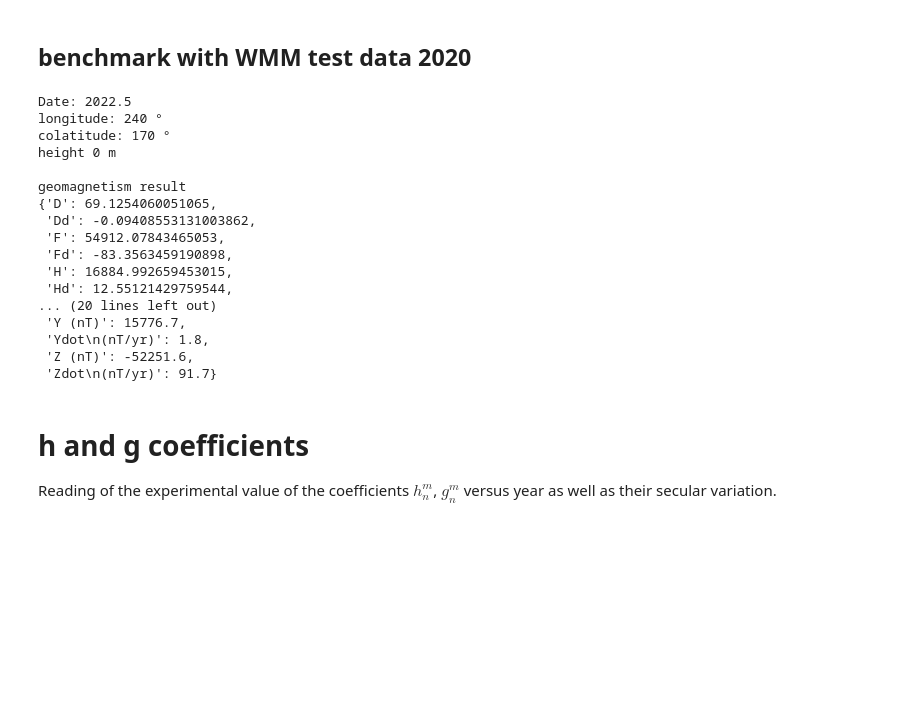
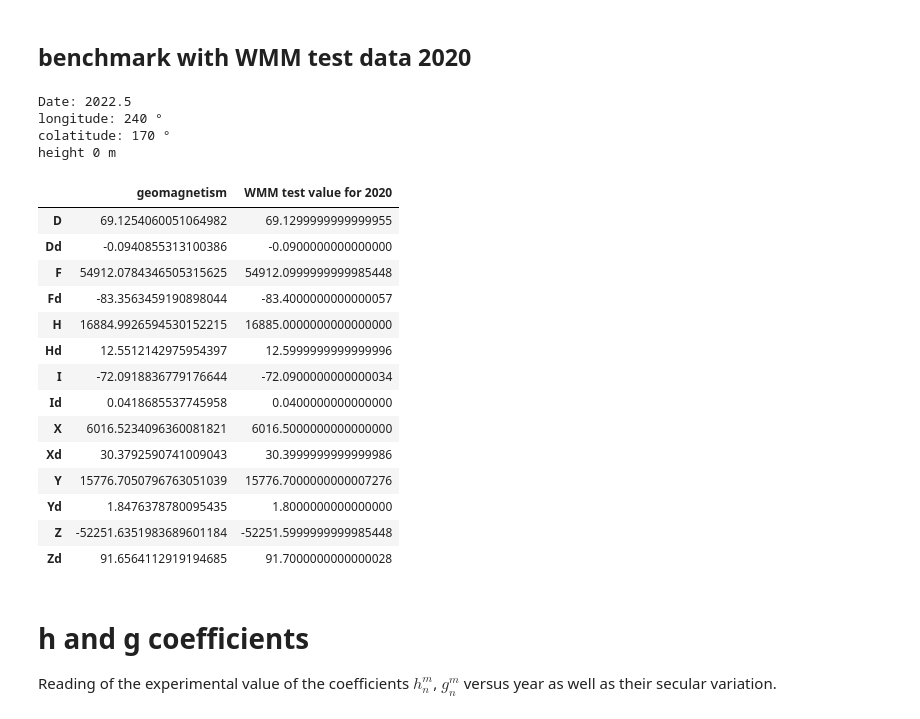
Before and after one commit to Bertin-fap/geomagnetism-exemples, a Jupyter notebook: GEOMAGNETISM_GITHUB.ipynb, the cells around one changed output. Drawn from its saved outputs; the diff is of its cells as text; code cells hidden in the pictures; blank space fills up the shorter version.

```diff
--- a/GEOMAGNETISM_GITHUB.ipynb
+++ b/GEOMAGNETISM_GITHUB.ipynb
@@ -34,36 +52,44 @@ pprint(result)
 # %% [markdown]
 ## benchmark with WMM test data 2020
 # %%
-index=0 # index >=0 and <12
+import pandas as pd
+
+index=7 # index >=0 and <12
 Date, height, colatitude, longitude, WMM = geo.read_WWW_test_2020(8)
 result = geo.B_components(longitude,colatitude,height,Date,referential="geodetic",
                                     file="WMM_2020.COF",SV=True)
 print(f'Date: {Date["year"] } ')
 print(f'longitude: {longitude } °')
 print(f'colatitude: {colatitude } °')
 print(f'height {height} m\n')
-print("geomagnetism result")
-pprint(result)
-print("geomagnetism WMM test value for 2020")
-pprint(WMM)
+
+del WMM['GV\n(Deg)']
+WMM={key[0:2].strip():value for key, value in WMM.items()}
+WMM = dict(sorted(WMM.items(), key=lambda item: item[0]))
+result = dict(sorted(result.items(), key=lambda item: item[0]))
+df = pd.DataFrame.from_dict(dict(zip(result.keys(),list(zip(result.values(),WMM.values())))),
+                            orient='index',columns = ["geomagnetism","WMM test value for 2020"])
+df.head(20)
 # %% [output]
 Date: 2022.5
 longitude: 240 °
 colatitude: 170 °
 height 0 m
-
-geomagnetism result
-{'D': 69.1254060051065,
- 'Dd': -0.09408553131003862,
- 'F': 54912.07843465053,
- 'Fd': -83.3563459190898,
- 'H': 16884.992659453015,
- 'Hd': 12.55121429759544,
-... (20 lines left out)
- 'Y (nT)': 15776.7,
- 'Ydot\n(nT/yr)': 1.8,
- 'Z (nT)': -52251.6,
- 'Zdot\n(nT/yr)': 91.7}
+|  | geomagnetism | WMM test value for 2020 |
+| D | 69.1254060051064982 | 69.1299999999999955 |
+| Dd | -0.0940855313100386 | -0.0900000000000000 |
+| F | 54912.0784346505315625 | 54912.0999999999985448 |
+| Fd | -83.3563459190898044 | -83.4000000000000057 |
+| H | 16884.9926594530152215 | 16885.0000000000000000 |
+| Hd | 12.5512142975954397 | 12.5999999999999996 |
+| I | -72.0918836779176644 | -72.0900000000000034 |
+| Id | 0.0418685537745958 | 0.0400000000000000 |
+| X | 6016.5234096360081821 | 6016.5000000000000000 |
+| Xd | 30.3792590741009043 | 30.3999999999999986 |
+| Y | 15776.7050796763051039 | 15776.7000000000007276 |
+| Yd | 1.8476378780095435 | 1.8000000000000000 |
+| Z | -52251.6351983689601184 | -52251.5999999999985448 |
+| Zd | 91.6564112919194685 | 91.7000000000000028 |
 # %% [markdown]
 #  h and g coefficients
 Reading of the experimental value of the coefficients $h_n^m$, $g_n^m$ versus year as well as their secular variation.
```
Also changed, not shown: parts of 5 cells of this notebook.
